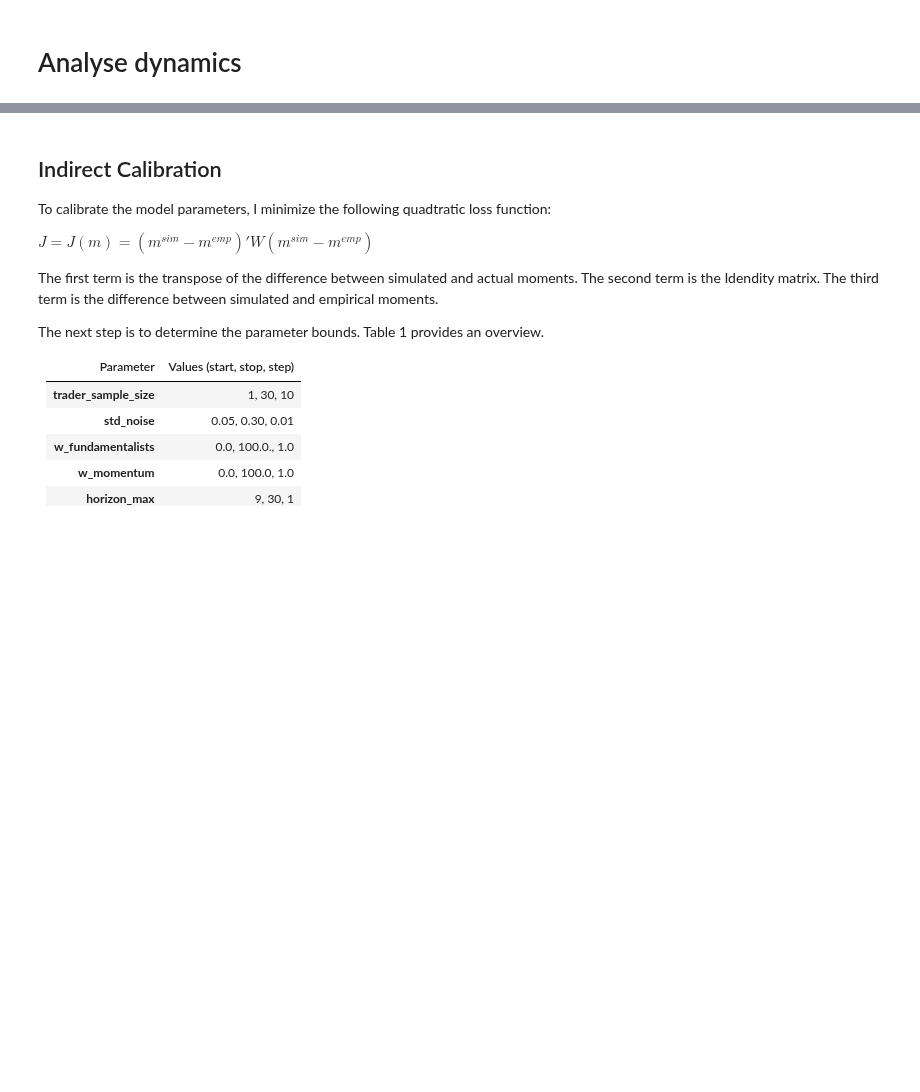
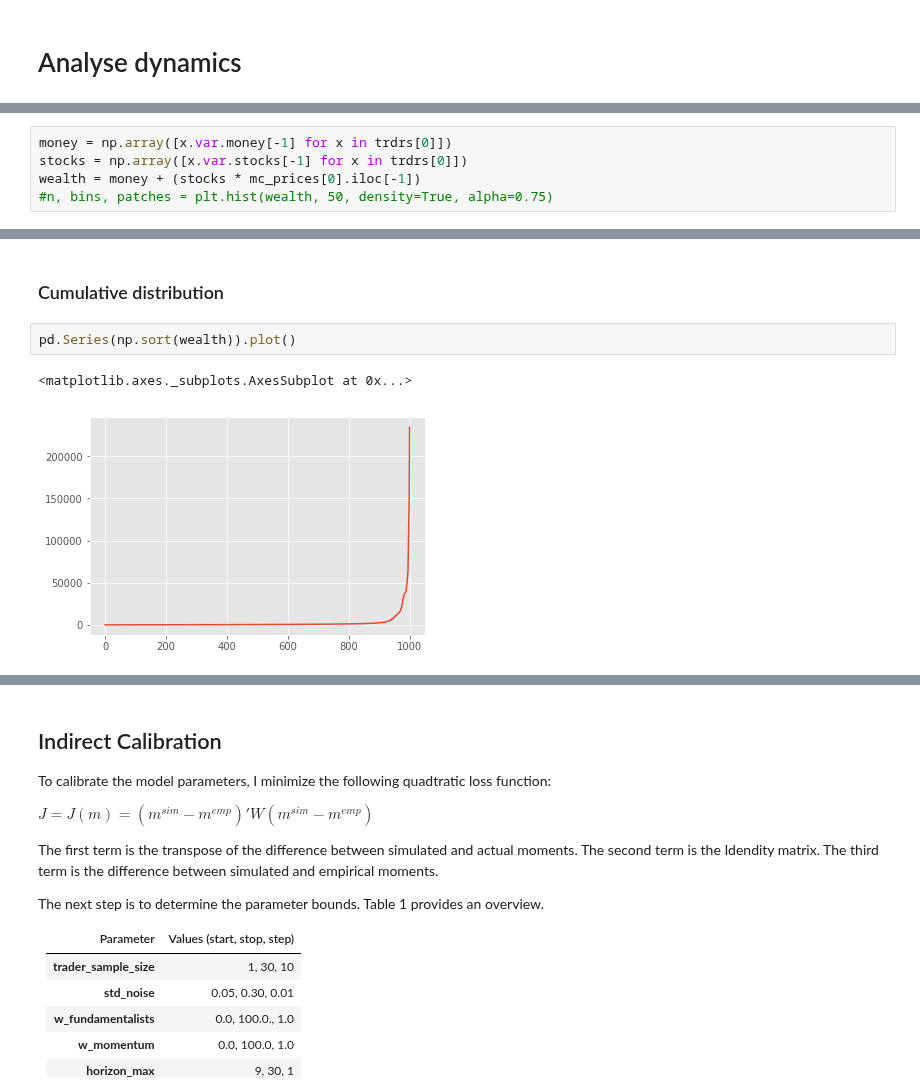
Before and after one commit to joerischasfoort/sim-fin-abm, a Jupyter notebook: distribution_model_dynamics.ipynb, the cells around one changed output, grey strips where cells are left out. Cells and saved outputs as stored; diff of their text form; blank space fills up the shorter version.

```diff
--- a/distribution_model_dynamics.ipynb
+++ b/distribution_model_dynamics.ipynb
@@ -60,0 +159,5 @@ ax1.legend(loc='best', fontsize='14')
+# %%
+money = np.array([x.var.money[-1] for x in trdrs[0]])
+stocks = np.array([x.var.stocks[-1] for x in trdrs[0]])
+wealth = money + (stocks * mc_prices[0].iloc[-1])
+#n, bins, patches = plt.hist(wealth, 50, density=True, alpha=0.75)
@@ -60,0 +221,7 @@ ax1.legend(loc='best', fontsize='14')
+# %% [markdown]
+### Cumulative distribution
+# %%
+pd.Series(np.sort(wealth)).plot()
+# %% [output]
+<matplotlib.axes._subplots.AxesSubplot at 0x...>
+[figure, added]
```
Also changed, not shown: parts of 34 cells of this notebook, 4 other files.
